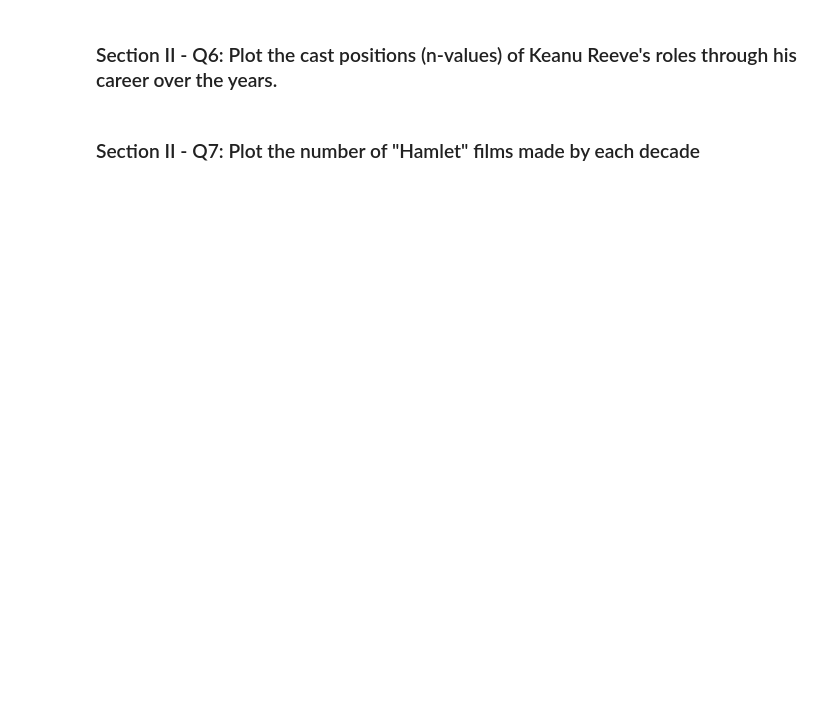
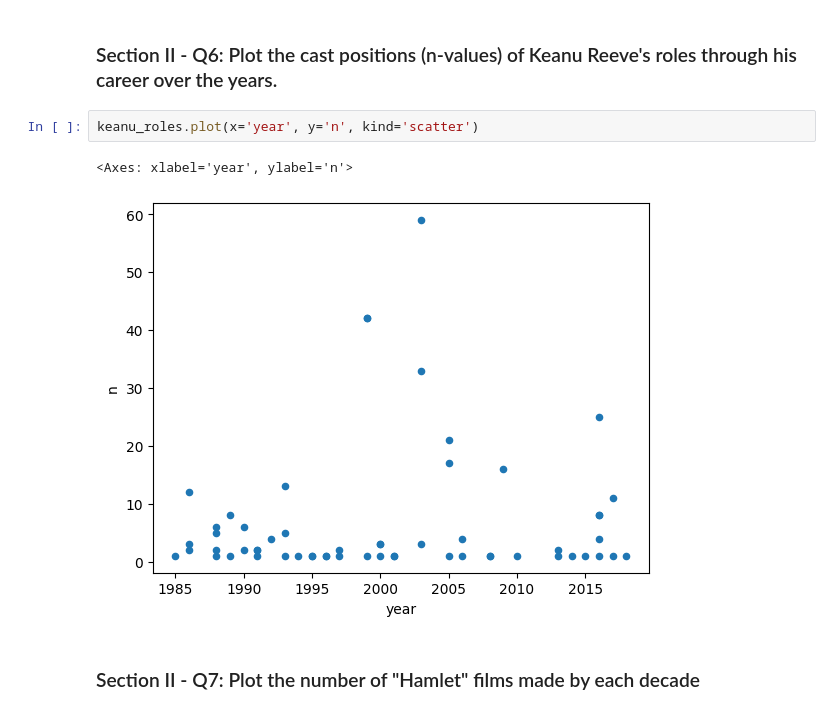
Before and after one commit to peter-welander/mec-mini-projects, a Jupyter notebook: mec-5.3.10-data-wranging-with-pandas-mini-project/Mini_Project_Data_Wrangling_Pandas.ipynb, the cells around one changed output. Cells and saved outputs as stored; diff of their text form; blank space fills up the shorter version.

```diff
--- a/mec-5.3.10-data-wranging-with-pandas-mini-project/Mini_Project_Data_Wrangling_Pandas.ipynb
+++ b/mec-5.3.10-data-wranging-with-pandas-mini-project/Mini_Project_Data_Wrangling_Pandas.ipynb
@@ -415,4 +507,9 @@ top_ten.plot(kind='barh')
 # %% [markdown]
 ### Section II - Q6: Plot the cast positions (n-values) of Keanu Reeve's roles through his career over the years.
+# %%
+keanu_roles.plot(x='year', y='n', kind='scatter')
+# %% [output]
+<Axes: xlabel='year', ylabel='n'>
+[figure, added]
 # %% [markdown]
 ### Section II - Q7: Plot the number of "Hamlet" films made by each decade
```
Also changed, not shown: parts of 13 cells of this notebook.
